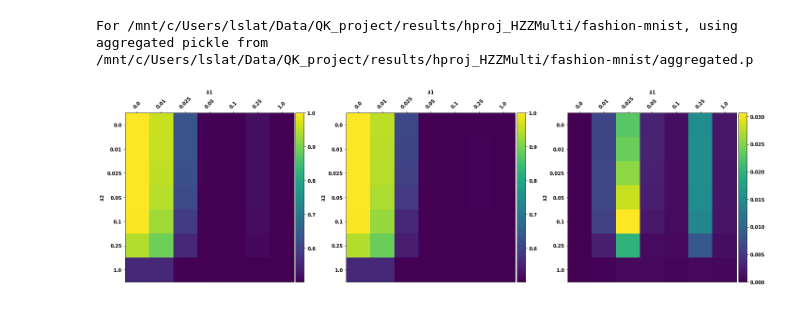
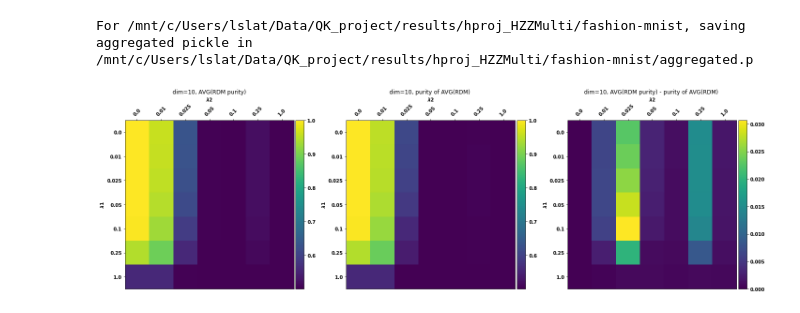
Before and after one commit to lslattery11/quantum_kernel, a Jupyter notebook: notebooks/data_visualization/hzz_multi_rdms.ipynb, the cells around one changed output. Saved outputs shown, nothing was run; the diff lists cells and outputs as text; code cells hidden in the pictures.

```diff
--- a/notebooks/data_visualization/hzz_multi_rdms.ipynb
+++ b/notebooks/data_visualization/hzz_multi_rdms.ipynb
@@ -32,21 +30,20 @@ tqdm.pandas()
 dfs = {}
 dataset_name='fashion-mnist'
 folders = [
-    ("/mnt/c/Users/lslat/Data/QK_project/results/hproj_HZZMulti/"+dataset_name,'HZZMulti'),
+    ("/mnt/c/Users/lslat/Data/QK_project/results/hproj_HZZMulti/"+dataset_name,'HZZMulti',True),
 ]
 
-for folder, kernel_name in folders:
+for folder, kernel_name, projected in folders:
     if dataset_name in dfs:
-        temp = aggregate_folder(folder, dataset_name, kernel_name=kernel_name)[
+        temp = aggregate_folder(folder, dataset_name, kernel_name=kernel_name,projected=projected)[
             dataset_name]
         dfs[dataset_name] = pd.concat([dfs[dataset_name], temp])
     else:
-        dfs[dataset_name] = aggregate_folder(
-            folder, dataset_name, kernel_name=kernel_name)[dataset_name]
+        dfs[dataset_name] = aggregate_folder(folder, dataset_name, kernel_name=kernel_name,projected=projected)[dataset_name]
 
-save_folder='/mnt/c/Users/lslat/Data/QK_project/figs/'
+save_folder='/mnt/c/Users/lslat/Data/QK_project/results/figs/'
 # %% [output]
-For /mnt/c/Users/lslat/Data/QK_project/results/hproj_HZZMulti/fashion-mnist, using aggregated pickle from /mnt/c/Users/lslat/Data/QK_project/results/hproj_HZZMulti/fashion-mnist/aggregated.p
+For /mnt/c/Users/lslat/Data/QK_project/results/hproj_HZZMulti/fashion-mnist, saving aggregated pickle in /mnt/c/Users/lslat/Data/QK_project/results/hproj_HZZMulti/fashion-mnist/aggregated.p
 # %%
 def rdm_purity_info(df: pd.DataFrame,
     df_filter:dict,
@@ -100,7 +122,8 @@ def kernel_info(
 # %%
 df=dfs[dataset_name]
 dataset_dim=10
-filter={'dataset_dim':dataset_dim,'evo_time':1.0,'n_trotter':10,'kernel_name':'HZZMulti'}
+kernel_name='HZZMulti'
+filter={'dataset_dim':dataset_dim,'evo_time':1.0,'n_trotter':10,'kernel_name':kernel_name}
 # %%
 pa_matrix, pofa_matrix, lam1s, lam2s = rdm_purity_info(df,filter)
 # %%
@@ -110,55 +133,61 @@ ax = axs[0]
 img = ax.imshow(pa_matrix)
 
 ax.xaxis.tick_top()
-ax.set_xticks(np.arange(len(lam1s)), minor=False)
-ax.set_xticklabels(lam1s, rotation=45)
-ax.set_xlabel(r'$\lambda 1$')
+ax.set_xticks(np.arange(len(lam2s)), minor=False)
+ax.set_xticklabels(lam2s, rotation=45)
+ax.set_xlabel(r'$\lambda 2$')
 ax.xaxis.set_label_position('top')
 
-ax.set_yticks(np.arange(len(lam2s)), minor=False)
-ax.set_yticklabels(lam2s)
-ax.set_ylabel(r'$\lambda 2$')
+ax.set_yticks(np.arange(len(lam1s)), minor=False)
+ax.set_yticklabels(lam1s)
+ax.set_ylabel(r'$\lambda 1$')
 
 divider = make_axes_locatable(ax)
 cax = divider.append_axes('right', size='5%', pad=0.05)
 fig.colorbar(img, cax=cax)
 
+ax.set_title(rf'dim={dataset_dim}, AVG(RDM purity)')
 #######
 ax = axs[1]
 img = ax.imshow(pofa_matrix)
 
 ax.xaxis.tick_top()
-ax.set_xticks(np.arange(len(lam1s)), minor=False)
-ax.set_xticklabels(lam1s, rotation=45)
-ax.set_xlabel(r'$\lambda 1$')
+ax.set_xticks(np.arange(len(lam2s)), minor=False)
+ax.set_xticklabels(lam2s, rotation=45)
+ax.set_xlabel(r'$\lambda 2$')
 ax.xaxis.set_label_position('top')
 
-ax.set_yticks(np.arange(len(lam2s)), minor=False)
-ax.set_yticklabels(lam2s)
-ax.set_ylabel(r'$\lambda 2$')
+ax.set_yticks(np.arange(len(lam1s)), minor=False)
+ax.set_yticklabels(lam1s)
+ax.set_ylabel(r'$\lambda 1$')
 
 divider = make_axes_locatable(ax)
 cax = divider.append_axes('right', size='5%', pad=0.05)
 fig.colorbar(img, cax=cax)
 
+ax.set_title(rf'dim={dataset_dim}, purity of AVG(RDM) ')
 #######
 ax = axs[2]
 img = ax.imshow(pa_matrix-pofa_matrix)
 
 ax.xaxis.tick_top()
-ax.set_xticks(np.arange(len(lam1s)), minor=False)
-ax.set_xticklabels(lam1s, rotation=45)
-ax.set_xlabel(r'$\lambda 1$')
+ax.set_xticks(np.arange(len(lam2s)), minor=False)
+ax.set_xticklabels(lam2s, rotation=45)
+ax.set_xlabel(r'$\lambda 2$')
 ax.xaxis.set_label_position('top')
 
-ax.set_yticks(np.arange(len(lam2s)), minor=False)
-ax.set_yticklabels(lam2s)
-ax.set_ylabel(r'$\lambda 2$')
+ax.set_yticks(np.arange(len(lam1s)), minor=False)
+ax.set_yticklabels(lam1s)
+ax.set_ylabel(r'$\lambda 1$')
 
 divider = make_axes_locatable(ax)
 cax = divider.append_axes('right', size='5%', pad=0.05)
 fig.colorbar(img, cax=cax)
 
+ax.set_title(rf'dim={dataset_dim}, AVG(RDM purity) - purity of AVG(RDM) ')
+
 fig.tight_layout()
+
+fig.savefig(f'{save_folder}{dataset_name}_dim{dataset_dim}_{kernel_name}_purity_plots.pdf')
 # %% [output]
-[figure, old version]
+[figure, new version]
```
Also changed, not shown: parts of 16 cells of this notebook, 7 other files.
